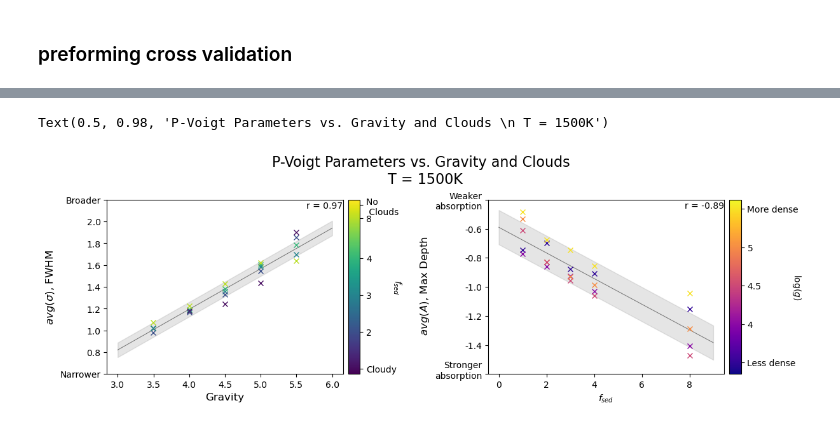
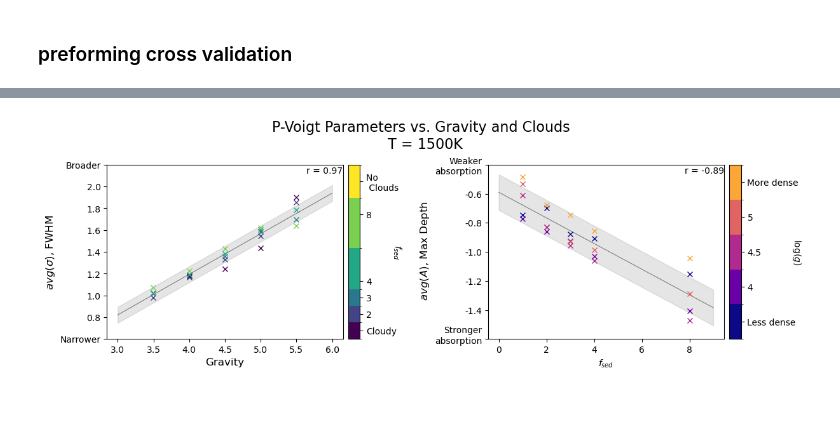
Before and after one commit to BDNYC/quantifying_clouds_ally, a Jupyter notebook: notebooks/t1500_CV.ipynb, the cells around one changed output, grey strips where cells are left out. Drawn from its saved outputs; the diff is of its cells as text; code cells hidden in the pictures.

Commit message:
changed color bar and made it a function

```diff
--- a/notebooks/t1500_CV.ipynb
+++ b/notebooks/t1500_CV.ipynb
@@ -31,7 +31,7 @@ from functions.data_tools import *
 from functions.plotting_tools import *
 # %%
 # opening pseudo-voigt parameter DataFrame
-with open(mypath + "diamondback-data/pickle_files/t1500_parameter_df.pkl", "rb") as f:
+with open(mypath + "diamondback-data/pickle_files/parameters/t1500_parameter_df.pkl", "rb") as f:
     parameter_df = pickle.load(f)
 # %%
 def plot_parameter(ax1, ax2, parameter, logg, fsed, param_name):
@@ -139,21 +139,15 @@ y_err =  np.sqrt(-(cross_val_score(model, cv_fsed.reshape(-1, 1), cv_A.reshape(-
 ax2.fill_between(fsed_values, y_est - y_err, y_est + y_err, alpha=0.2, color = 'grey')
 
 # Colorbar
-axcb = fig.colorbar(mpl.cm.ScalarMappable(norm=norm_g, cmap=logg_colors),
-                    ticks=logg_num,
-                    format=mticker.FixedFormatter(logg_ticks),
-                    cax=cax2, orientation='vertical')
-# , shrink=1, aspect=50)
+
+axcb = logg_colorbar(fig, cax = cax2,  orientation='vertical')
 axcb.set_label(r'$\log(g)$' , fontsize=10, rotation = -90)
 
 
-axcb = fig.colorbar(mpl.cm.ScalarMappable(norm=norm_f, cmap=fsed_colors),
-                    ticks=fsed_num,
-                    format=mticker.FixedFormatter(fsed_ticks),
-                    cax=cax1,
-                    orientation='vertical')
-# , shrink=1, aspect=50)
+
+axcb = fsed_colorbar(fig, cax = cax1,  orientation='vertical')
 axcb.set_label(r'$f_{sed}$', fontsize=10, rotation = -90)
+
 
 
 # r value
@@ -165,32 +159,33 @@ ax2.annotate(f"r = {Pearson_corr_coef_2:.2}", xy=(1, 0.99),
             ha='right', va='top',
             fontsize=10,
             xycoords='axes fraction', color='k')
 
 # set axis
 yticks = ax2.get_yticks()
 ylabel = list(yticks.copy()/1e11)
 ylabel[0] = "Stronger\nabsorption\n"
 ylabel[-1] = "Weaker\nabsorption"
 ax2.set_yticks(yticks)
 ax2.set_yticklabels(ylabel)
 
 yticks = ax1.get_yticks()
 ylabel = list(np.around(yticks.copy()/1e-3, 1))
 ylabel[-1] = "Broader"
 ylabel[0] = "Narrower"
 ax1.set_yticks(yticks)
 ax1.set_yticklabels(ylabel)
 ax1.set_yticks(yticks)
 
 
 
 # set labels
 ax2.set_ylabel("\n $avg(A)$, Max Depth", fontsize=12)
 ax1.set_ylabel("$avg(\sigma)$, FWHM", fontsize=12)
 ax1.set_xlabel("Gravity", fontsize=12)
 ax2.set_xlabel(r"$f_{sed}$")
 
 fig.suptitle('P-Voigt Parameters vs. Gravity and Clouds \n T = 1500K', fontsize=16)
+
+plt.savefig("/Users/allybaldelli/Desktop/AMNH-stuff/quantifying_clouds_ally/plots/CV_plot.png")
 # %% [output]
-Text(0.5, 0.98, 'P-Voigt Parameters vs. Gravity and Clouds \n T = 1500K')
-[figure, old version]
+[figure, new version]
```
Also changed, not shown: parts of 1 cell of this notebook, 9 other files.
